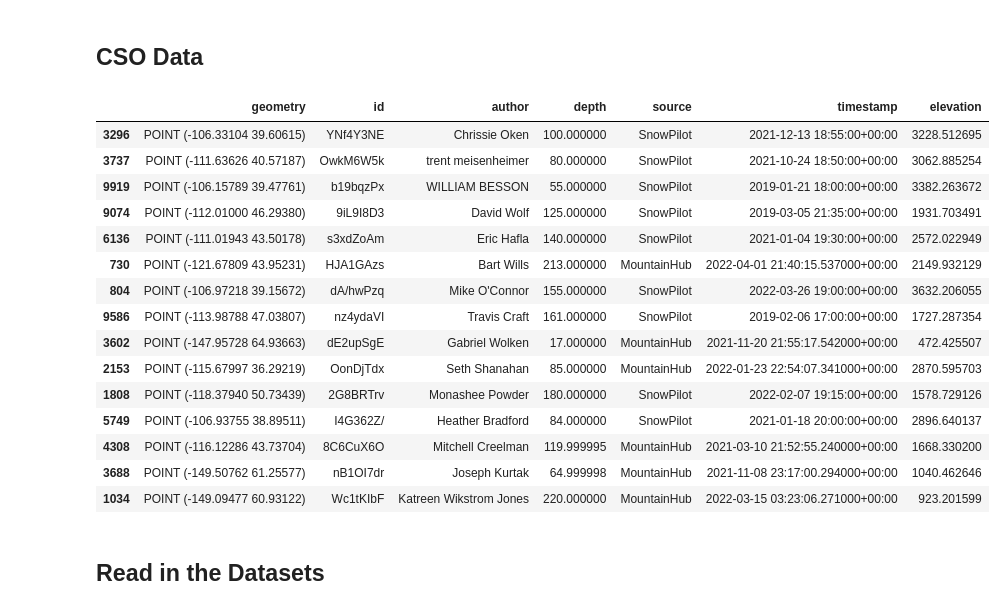
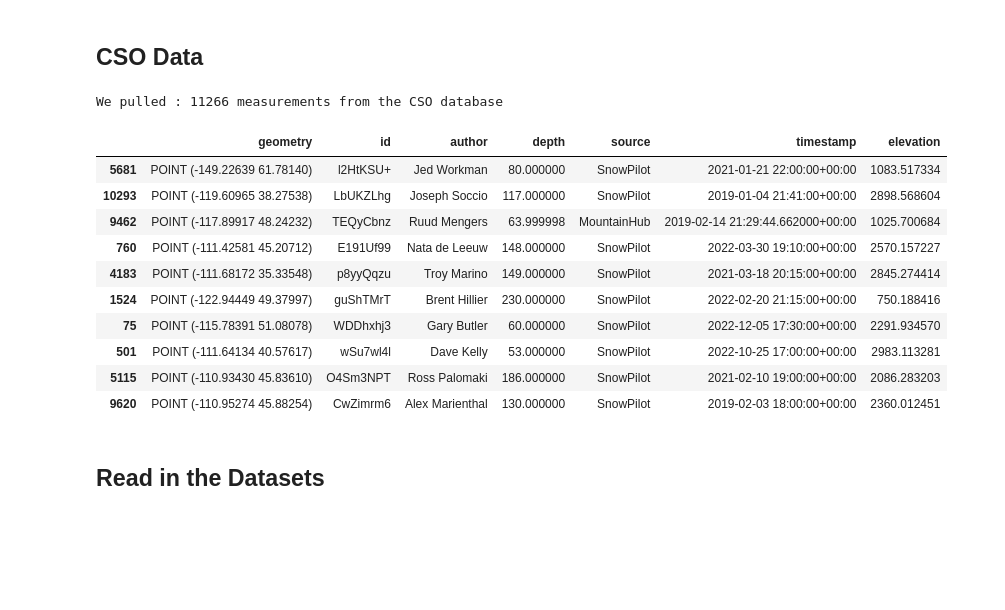
Before and after one commit to mcreelma/Snow_Probes, a Jupyter notebook: Community_Snow_Obs/CSO_Data_Puller.ipynb, the cells around one changed output. Cells and saved outputs as stored; diff of their text form; code cells hidden in the pictures; blank space fills up the shorter version.

Commit message:
altered limit

```diff
--- a/Community_Snow_Obs/CSO_Data_Puller.ipynb
+++ b/Community_Snow_Obs/CSO_Data_Puller.ipynb
@@ -27,44 +27,41 @@ boundaries = 'Boundary_KMLs/PLAN_1585_v01_all_swaths_Jan22-May7.kml'
 # %%
 # Load CSO domain JSON
 domains_resp = requests.get("https://raw.githubusercontent.com/snowmodel-tools/preprocess_python/master/CSO_domains.json")
 
 # parameters for boundaries
 params = {
   "bbox": "-90 , 75 , -168 , 26 ",
   "startDate": sdate,
   "endDate": fdate ,
   "format": "geojson",
-  "limit": 13100,
+  "limit": 500000,
 }
 
 # download data from repository
 csodata_resp = requests.get("https://api.communitysnowobs.org/observations", params=params)
 csodatajson = csodata_resp.json()
 CSO_gdf = gpd.GeoDataFrame.from_features(csodatajson, crs='epsg:4326')
 
 # Convert timestamp from string to datetime type
 CSO_gdf['timestamp'] = pd.to_datetime(CSO_gdf.timestamp)
 CSO_gdf.sort_values('timestamp', inplace=True)
 
 # print a random sample of points
-CSO_gdf.sample(15)
+print(f'We pulled : {len(CSO_gdf)} measurements from the CSO database \n' )
+CSO_gdf.sample(10)
 # %% [output]
+We pulled : 11266 measurements from the CSO database
 |  | geometry | id | author | depth | source | timestamp | elevation |
-| 3296 | POINT (-106.33104 39.60615) | YNf4Y3NE | Chrissie Oken | 100.000000 | SnowPilot | 2021-12-13 18:55:00+00:00 | 3228.512695 |
-| 3737 | POINT (-111.63626 40.57187) | OwkM6W5k | trent meisenheimer | 80.000000 | SnowPilot | 2021-10-24 18:50:00+00:00 | 3062.885254 |
-| 9919 | POINT (-106.15789 39.47761) | b19bqzPx | WILLIAM BESSON | 55.000000 | SnowPilot | 2019-01-21 18:00:00+00:00 | 3382.263672 |
-| 9074 | POINT (-112.01000 46.29380) | 9iL9I8D3 | David Wolf | 125.000000 | SnowPilot | 2019-03-05 21:35:00+00:00 | 1931.703491 |
-| 6136 | POINT (-111.01943 43.50178) | s3xdZoAm | Eric Hafla | 140.000000 | SnowPilot | 2021-01-04 19:30:00+00:00 | 2572.022949 |
-| 730 | POINT (-121.67809 43.95231) | HJA1GAzs | Bart Wills | 213.000000 | MountainHub | 2022-04-01 21:40:15.537000+00:00 | 2149.932129 |
-| 804 | POINT (-106.97218 39.15672) | dA/hwPzq | Mike O'Connor | 155.000000 | SnowPilot | 2022-03-26 19:00:00+00:00 | 3632.206055 |
-| 9586 | POINT (-113.98788 47.03807) | nz4ydaVI | Travis Craft | 161.000000 | SnowPilot | 2019-02-06 17:00:00+00:00 | 1727.287354 |
-| 3602 | POINT (-147.95728 64.93663) | dE2upSgE | Gabriel Wolken | 17.000000 | MountainHub | 2021-11-20 21:55:17.542000+00:00 | 472.425507 |
-| 2153 | POINT (-115.67997 36.29219) | OonDjTdx | Seth Shanahan | 85.000000 | MountainHub | 2022-01-23 22:54:07.341000+00:00 | 2870.595703 |
-| 1808 | POINT (-118.37940 50.73439) | 2G8BRTrv | Monashee Powder | 180.000000 | SnowPilot | 2022-02-07 19:15:00+00:00 | 1578.729126 |
-| 5749 | POINT (-106.93755 38.89511) | I4G362Z/ | Heather Bradford | 84.000000 | SnowPilot | 2021-01-18 20:00:00+00:00 | 2896.640137 |
-| 4308 | POINT (-116.12286 43.73704) | 8C6CuX6O | Mitchell Creelman | 119.999995 | MountainHub | 2021-03-10 21:52:55.240000+00:00 | 1668.330200 |
-| 3688 | POINT (-149.50762 61.25577) | nB1OI7dr | Joseph Kurtak | 64.999998 | MountainHub | 2021-11-08 23:17:00.294000+00:00 | 1040.462646 |
-| 1034 | POINT (-149.09477 60.93122) | Wc1tKIbF | Katreen Wikstrom Jones | 220.000000 | MountainHub | 2022-03-15 03:23:06.271000+00:00 | 923.201599 |
+| 5681 | POINT (-149.22639 61.78140) | l2HtKSU+ | Jed Workman | 80.000000 | SnowPilot | 2021-01-21 22:00:00+00:00 | 1083.517334 |
+| 10293 | POINT (-119.60965 38.27538) | LbUKZLhg | Joseph Soccio | 117.000000 | SnowPilot | 2019-01-04 21:41:00+00:00 | 2898.568604 |
+| 9462 | POINT (-117.89917 48.24232) | TEQyCbnz | Ruud Mengers | 63.999998 | MountainHub | 2019-02-14 21:29:44.662000+00:00 | 1025.700684 |
+| 760 | POINT (-111.42581 45.20712) | E191Uf99 | Nata de Leeuw | 148.000000 | SnowPilot | 2022-03-30 19:10:00+00:00 | 2570.157227 |
+| 4183 | POINT (-111.68172 35.33548) | p8yyQqzu | Troy Marino | 149.000000 | SnowPilot | 2021-03-18 20:15:00+00:00 | 2845.274414 |
+| 1524 | POINT (-122.94449 49.37997) | guShTMrT | Brent Hillier | 230.000000 | SnowPilot | 2022-02-20 21:15:00+00:00 | 750.188416 |
+| 75 | POINT (-115.78391 51.08078) | WDDhxhj3 | Gary Butler | 60.000000 | SnowPilot | 2022-12-05 17:30:00+00:00 | 2291.934570 |
+| 501 | POINT (-111.64134 40.57617) | wSu7wl4l | Dave Kelly | 53.000000 | SnowPilot | 2022-10-25 17:00:00+00:00 | 2983.113281 |
+| 5115 | POINT (-110.93430 45.83610) | O4Sm3NPT | Ross Palomaki | 186.000000 | SnowPilot | 2021-02-10 19:00:00+00:00 | 2086.283203 |
+| 9620 | POINT (-110.95274 45.88254) | CwZimrm6 | Alex Marienthal | 130.000000 | SnowPilot | 2019-02-03 18:00:00+00:00 | 2360.012451 |
 # %% [markdown]
 ## Read in the Datasets
 # %%
```
Also changed, not shown: parts of 1 cell of this notebook.
